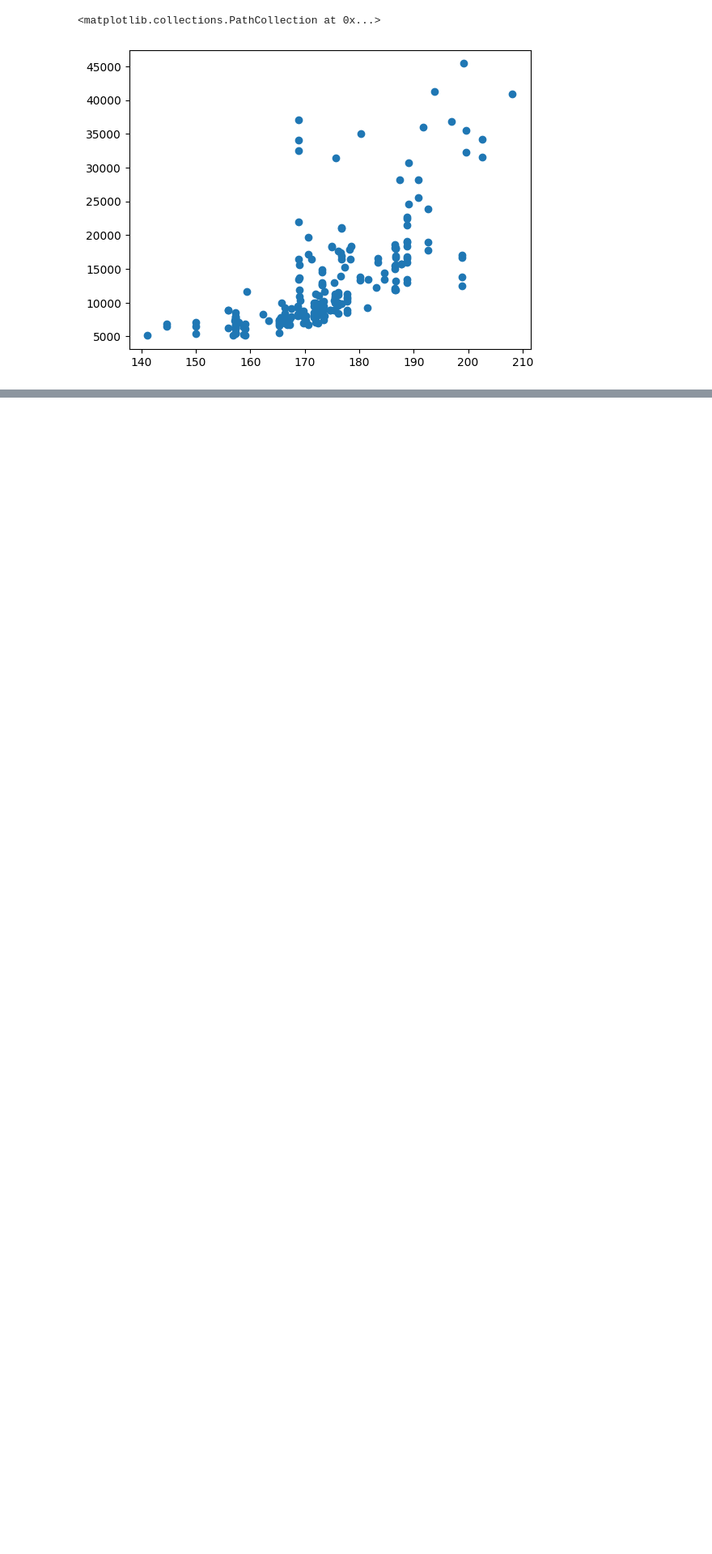
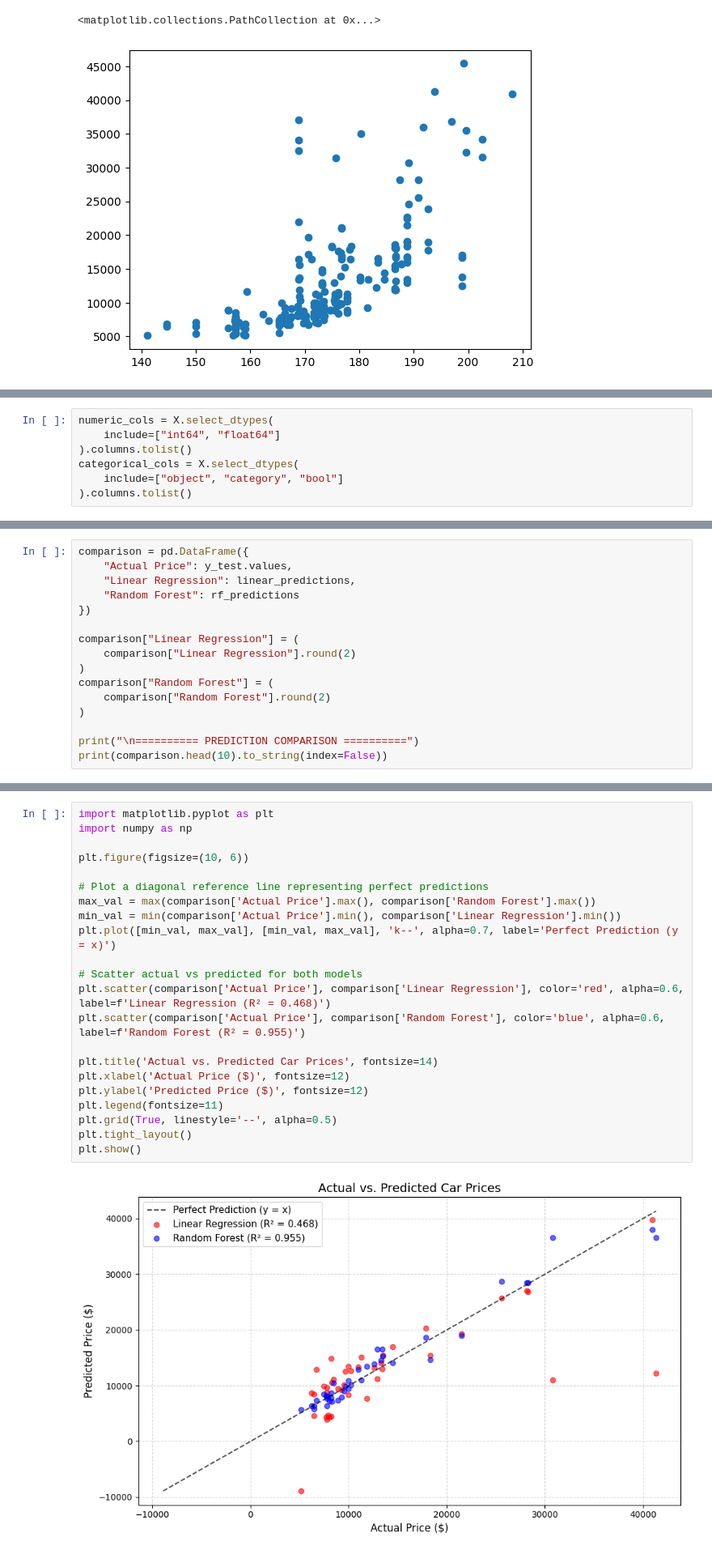
Before and after one commit to mmkinfo25-prog/python, a Jupyter notebook: DEV.ipynb, the cells around one changed output, grey strips where cells are left out. Shown at 81% size. Saved outputs shown, nothing was run; the diff lists cells and outputs as text; blank space fills up the shorter version.

```diff
--- a/DEV.ipynb
+++ b/DEV.ipynb
@@ -93,0 +112,7 @@ plt.show()
+# %%
+numeric_cols = X.select_dtypes(
+    include=["int64", "float64"]
+).columns.tolist()
+categorical_cols = X.select_dtypes(
+    include=["object", "category", "bool"]
+).columns.tolist()
@@ -93,0 +266,16 @@ plt.show()
+# %%
+comparison = pd.DataFrame({
+    "Actual Price": y_test.values,
+    "Linear Regression": linear_predictions,
+    "Random Forest": rf_predictions
+})
+
+comparison["Linear Regression"] = (
+    comparison["Linear Regression"].round(2)
+)
+comparison["Random Forest"] = (
+    comparison["Random Forest"].round(2)
+)
+
+print("\n========== PREDICTION COMPARISON ==========")
+print(comparison.head(10).to_string(index=False))
@@ -93,0 +295,24 @@ plt.show()
+# %%
+import matplotlib.pyplot as plt
+import numpy as np
+
+plt.figure(figsize=(10, 6))
+
+# Plot a diagonal reference line representing perfect predictions
+max_val = max(comparison['Actual Price'].max(), comparison['Random Forest'].max())
+min_val = min(comparison['Actual Price'].min(), comparison['Linear Regression'].min())
+plt.plot([min_val, max_val], [min_val, max_val], 'k--', alpha=0.7, label='Perfect Prediction (y = x)')
+
+# Scatter actual vs predicted for both models
+plt.scatter(comparison['Actual Price'], comparison['Linear Regression'], color='red', alpha=0.6, label=f'Linear Regression (R² = 0.468)')
+plt.scatter(comparison['Actual Price'], comparison['Random Forest'], color='blue', alpha=0.6, label=f'Random Forest (R² = 0.955)')
+
+plt.title('Actual vs. Predicted Car Prices', fontsize=14)
+plt.xlabel('Actual Price ($)', fontsize=12)
+plt.ylabel('Predicted Price ($)', fontsize=12)
+plt.legend(fontsize=11)
+plt.grid(True, linestyle='--', alpha=0.5)
+plt.tight_layout()
+plt.show()
+# %% [output]
+[figure, added]
```
Also changed, not shown: parts of 13 cells of this notebook.
